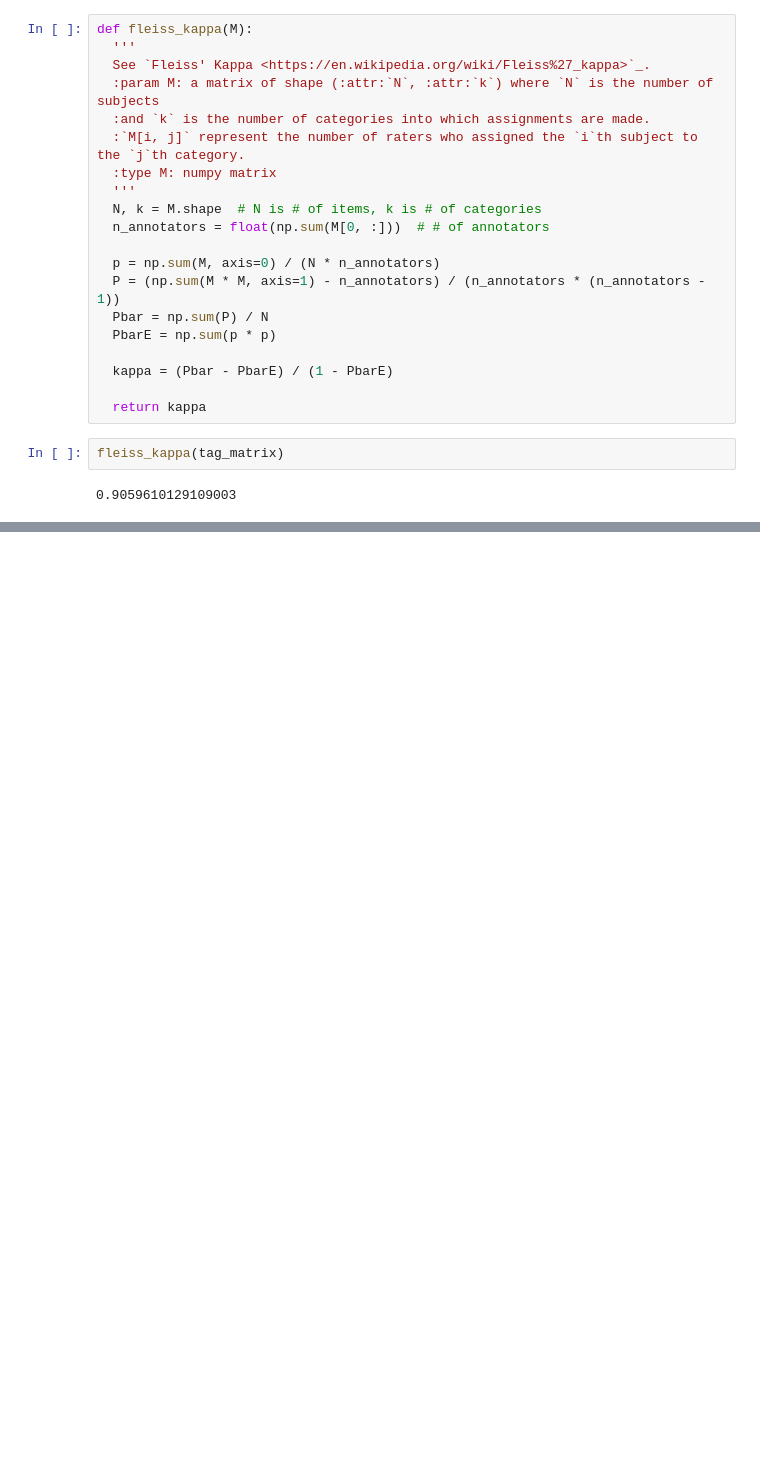
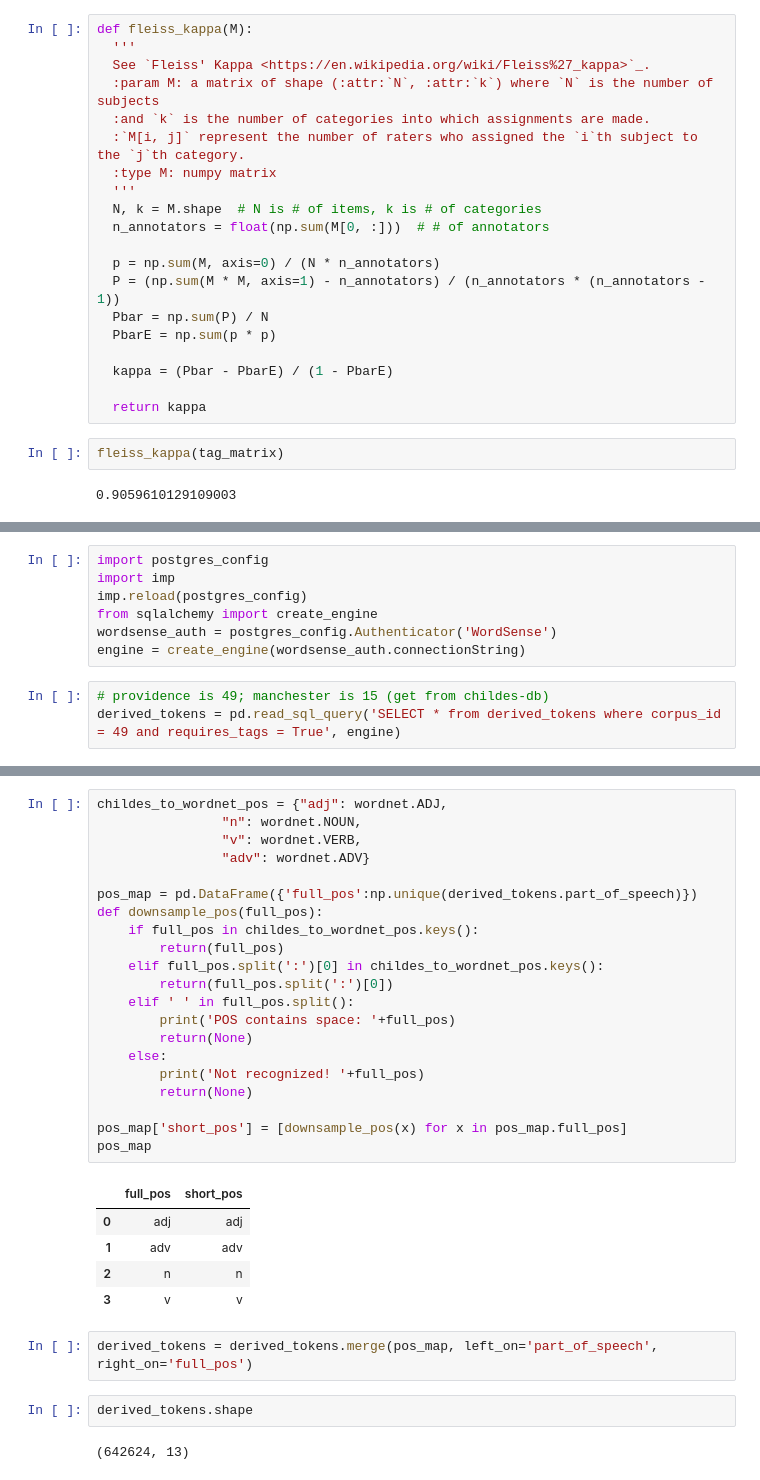
Before and after one commit to PatwinchIR/WordSense, a Jupyter notebook: ws_web/analysis/baseline.py.ipynb, the cells around one changed output, grey strips where cells are left out. Cells and saved outputs as stored; diff of their text form; blank space fills up the shorter version.

Commit message:
minor changes for Providence and Manchester corpus prep

```diff
--- a/ws_web/analysis/baseline.py.ipynb
+++ b/ws_web/analysis/baseline.py.ipynb
@@ -518,0 +528,10 @@ fleiss_kappa(tag_matrix)
+# %%
+import postgres_config
+import imp
+imp.reload(postgres_config)
+from sqlalchemy import create_engine
+wordsense_auth = postgres_config.Authenticator('WordSense')
+engine = create_engine(wordsense_auth.connectionString)
+# %%
+# providence is 49; manchester is 15 (get from childes-db)
+derived_tokens = pd.read_sql_query('SELECT * from derived_tokens where corpus_id = 49 and requires_tags = True', engine)
@@ -518,0 +549,33 @@ fleiss_kappa(tag_matrix)
+# %%
+childes_to_wordnet_pos = {"adj": wordnet.ADJ,
+                "n": wordnet.NOUN,
+                "v": wordnet.VERB,
+                "adv": wordnet.ADV}
+
+pos_map = pd.DataFrame({'full_pos':np.unique(derived_tokens.part_of_speech)})
+def downsample_pos(full_pos):
+    if full_pos in childes_to_wordnet_pos.keys():
+        return(full_pos)
+    elif full_pos.split(':')[0] in childes_to_wordnet_pos.keys():
+        return(full_pos.split(':')[0])
+    elif ' ' in full_pos.split():
+        print('POS contains space: '+full_pos)
+        return(None)
+    else:
+        print('Not recognized! '+full_pos)
+        return(None)
+
+pos_map['short_pos'] = [downsample_pos(x) for x in pos_map.full_pos]
+pos_map
+# %% [output]
+|  | full_pos | short_pos |
+| 0 | adj | adj |
+| 1 | adv | adv |
+| 2 | n | n |
+| 3 | v | v |
+# %%
+derived_tokens = derived_tokens.merge(pos_map, left_on='part_of_speech', right_on='full_pos')
+# %%
+derived_tokens.shape
+# %% [output]
+(642624, 13)
```
Also changed, not shown: parts of 25 cells of this notebook, 1 other file.
